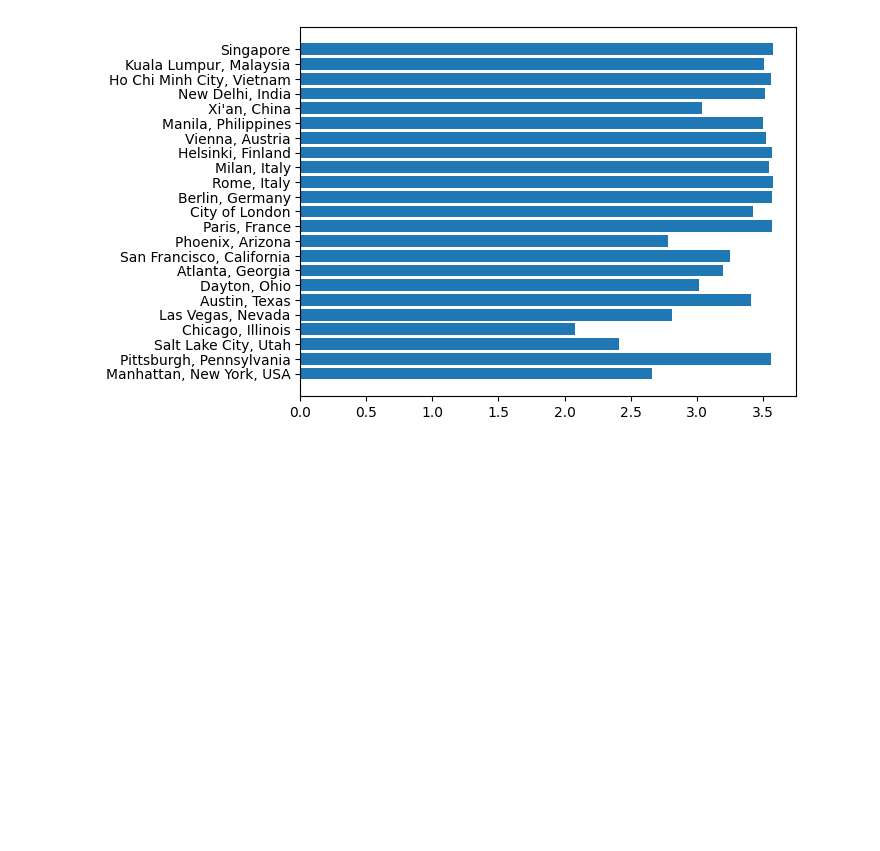
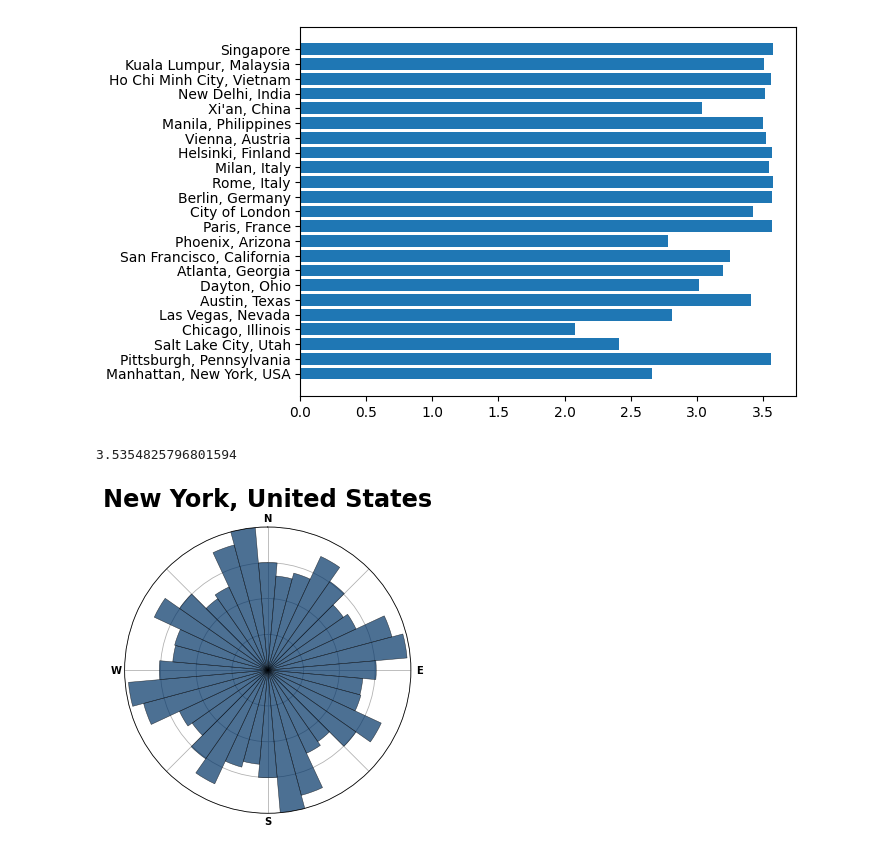
Before and after one commit to jzh001/medium, a Jupyter notebook: Road Bearings.ipynb, the cells around one changed output. Cells and saved outputs as stored; diff of their text form; code cells hidden in the pictures; blank space fills up the shorter version.

```diff
--- a/Road Bearings.ipynb
+++ b/Road Bearings.ipynb
@@ -73,3 +73,8 @@ plt.barh(list(bearingEntropy.keys()), bearingEntropy.values())
 # %% [output]
 <BarContainer object of 23 artists>
 [figure]
+# %%
+getRoadBearings("New York, United States")
+# %% [output]
+3.5354825796801594
+[figure, added]
```
Also changed, not shown: parts of 9 cells of this notebook.
